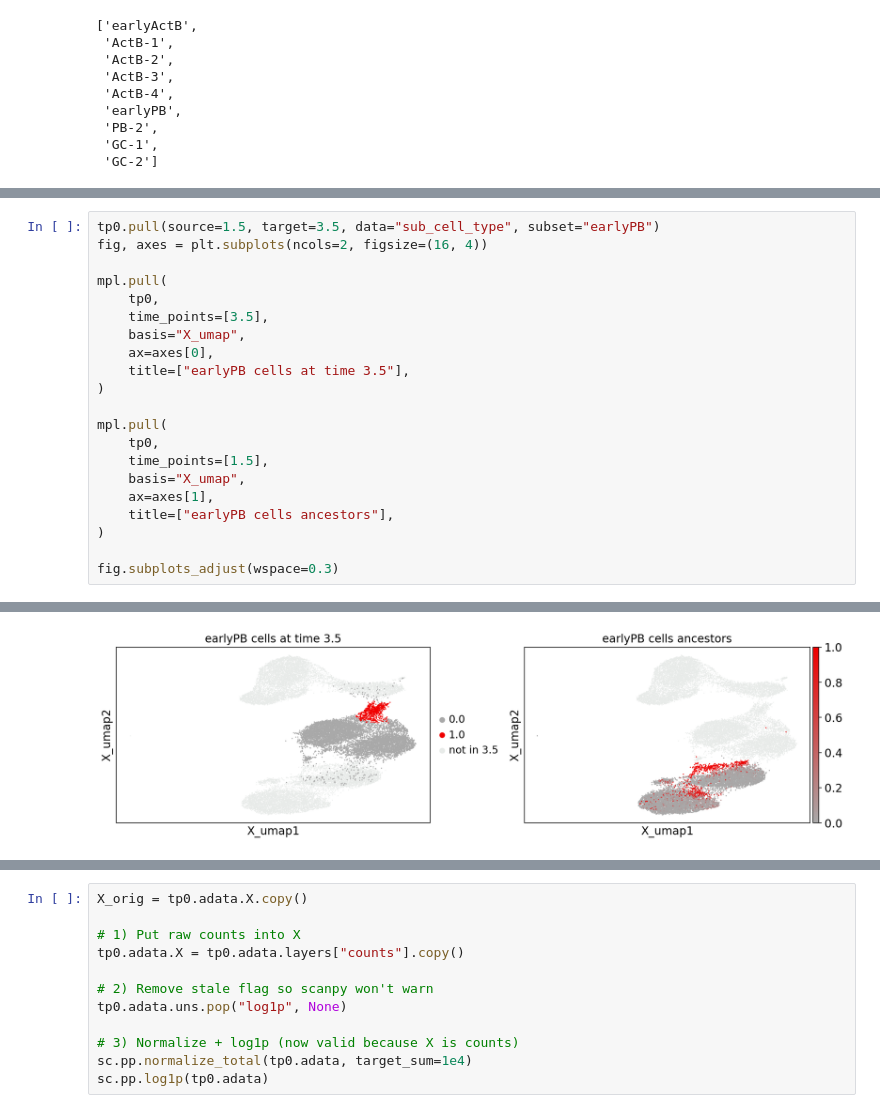
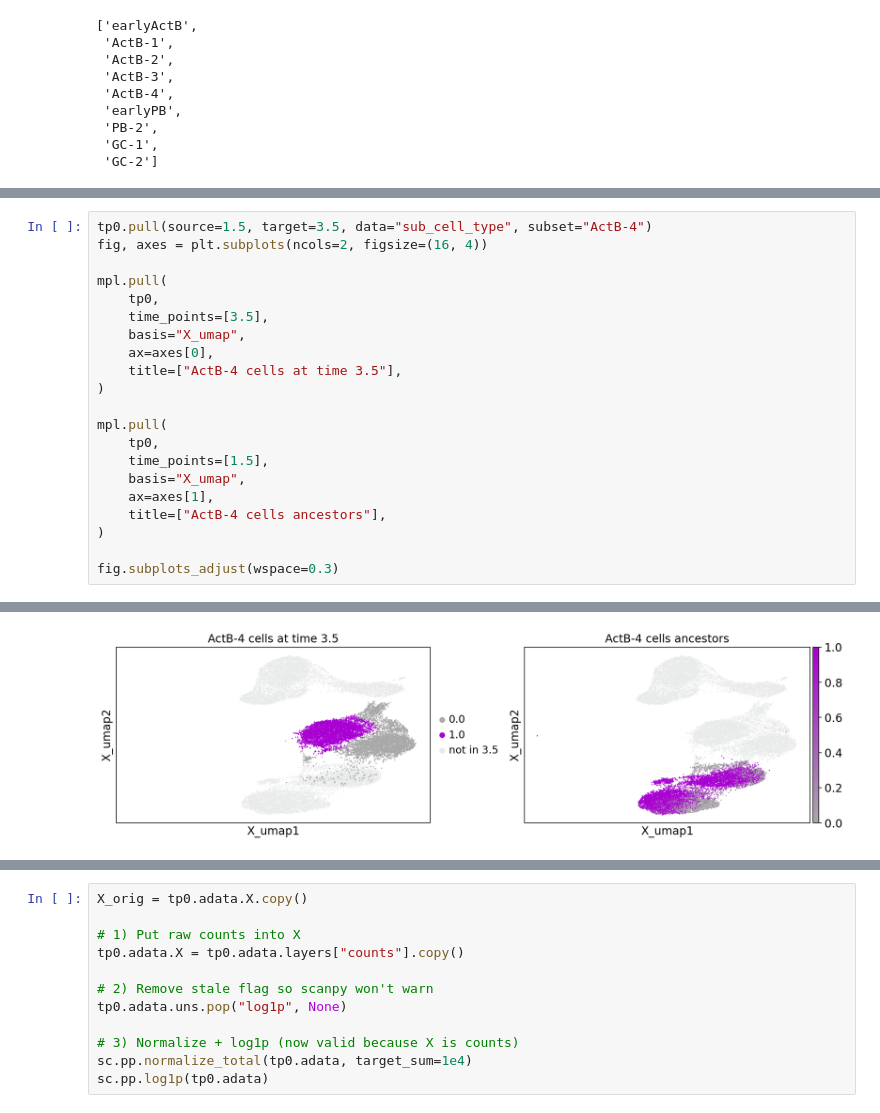
Before and after one commit to sachha-naksha/moscot_analysis, a Jupyter notebook: b_cell_invitro.ipynb, the cells around one changed output, grey strips where cells are left out. Cells and saved outputs as stored; diff of their text form.

```diff
--- a/b_cell_invitro.ipynb
+++ b/b_cell_invitro.ipynb
@@ -449,7 +449,7 @@ fig.savefig("/projects/bgdb/asachan/datasets/Bcell_in_vitro_human/figs/descendan
 # %% [output]
 [figure]
 # %%
-tp0.pull(source=1.5, target=3.5, data="sub_cell_type", subset="earlyPB")
+tp0.pull(source=1.5, target=3.5, data="sub_cell_type", subset="ActB-4")
 fig, axes = plt.subplots(ncols=2, figsize=(16, 4))
 
 mpl.pull(
@@ -457,7 +457,7 @@ mpl.pull(
     time_points=[3.5],
     basis="X_umap",
     ax=axes[0],
-    title=["earlyPB cells at time 3.5"],
+    title=["ActB-4 cells at time 3.5"],
 )
 
 mpl.pull(
@@ -465,7 +465,7 @@ mpl.pull(
     time_points=[1.5],
     basis="X_umap",
     ax=axes[1],
-    title=["earlyPB cells ancestors"],
+    title=["ActB-4 cells ancestors"],
 )
 
 fig.subplots_adjust(wspace=0.3)
@@ -479 +473 @@ W0320 19:25:11.485676  652349 sol_gpu_cost_model.cc:102] No SoL config found for
-[figure, old version]
+[figure, new version]
```
Also changed, not shown: parts of 15 cells of this notebook, 1 other file.
